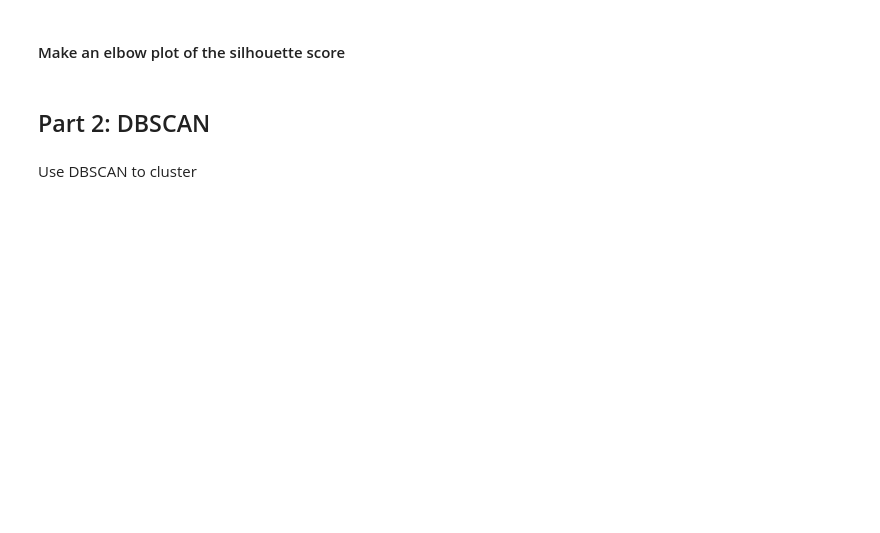
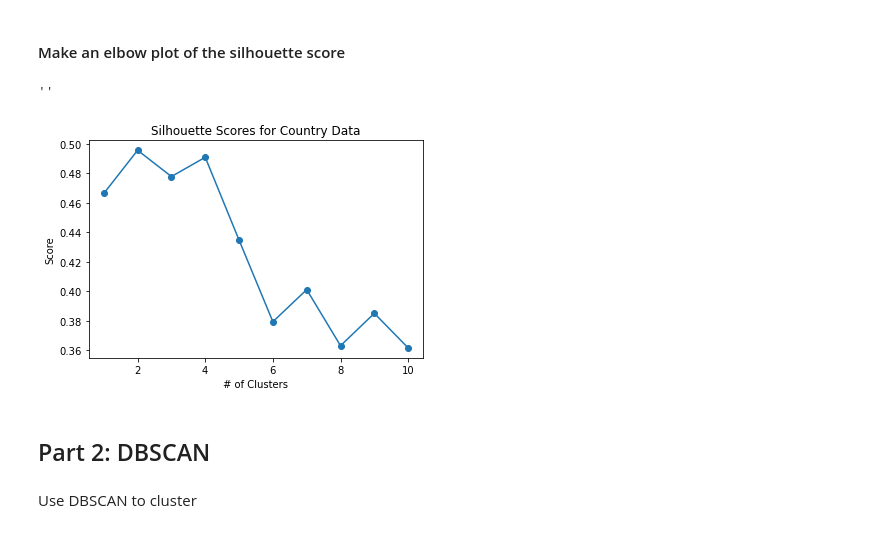
Before and after one commit to pezpet/general-assembly, a Jupyter notebook: labs/8.01-lab-clustering-master/clustering-lab-starter-andres.ipynb, the cells around one changed output. Drawn from its saved outputs; the diff is of its cells as text; code cells hidden in the pictures; blank space fills up the shorter version.

```diff
--- a/labs/8.01-lab-clustering-master/clustering-lab-starter-andres.ipynb
+++ b/labs/8.01-lab-clustering-master/clustering-lab-starter-andres.ipynb
@@ -175,5 +260,22 @@ Try several numbers of clusters.
 # %% [markdown]
 #### Make an elbow plot of the silhouette score
+# %%
+# With help from lesson 8.01
+sil_list = []
+
+for k in range(2, 51):
+    kmeans = KMeans(n_clusters=k, random_state=1331)
+    kmeans.fit(data_scaled)
+    sil_list.append(silhouette_score(data_scaled, kmeans.labels_))
+# %%
+plt.plot(range(1, 11), sil_list[:10], marker='o')
+plt.xlabel('# of Clusters')
+plt.ylabel('Score')
+plt.title('Silhouette Scores for Country Data')
+;
+# %% [output]
+''
+[figure, added]
 # %% [markdown]
 ## Part 2: DBSCAN
 # %% [markdown]
```
Also changed, not shown: parts of 23 cells of this notebook.
